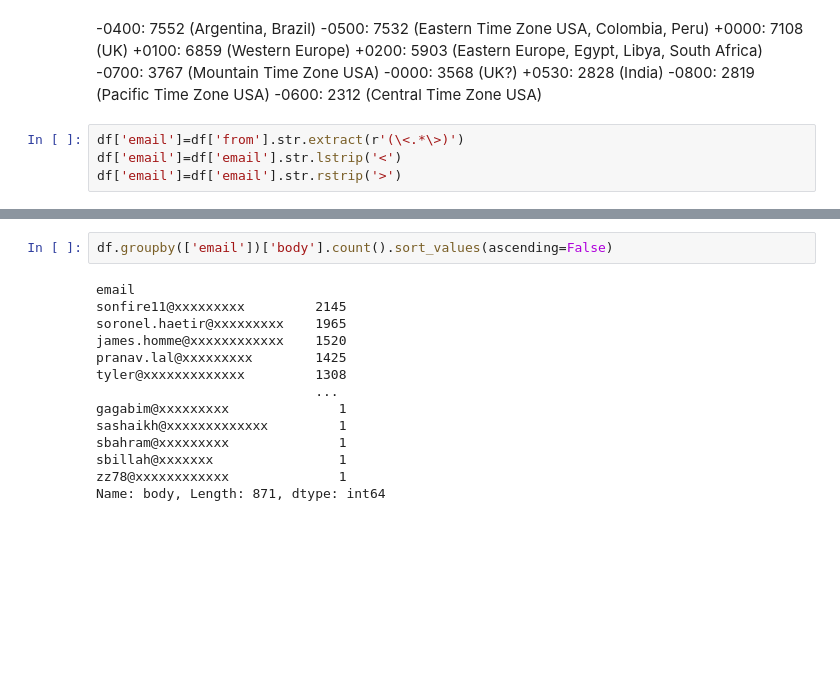
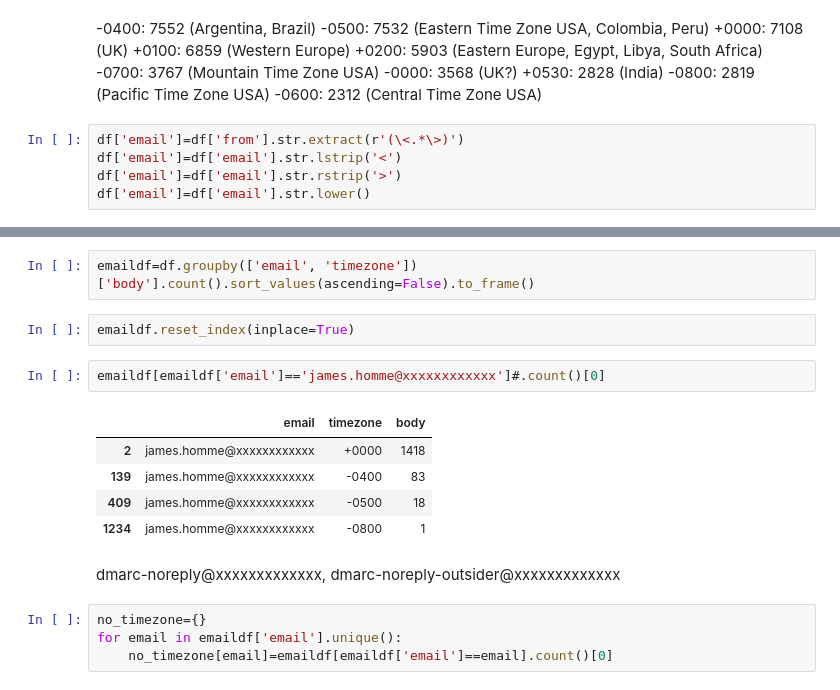
Before and after one commit to 91jpark19/freelist, a Jupyter notebook: program-l.ipynb, the cells around one changed output, grey strips where cells are left out. Saved outputs shown, nothing was run; the diff lists cells and outputs as text; blank space fills up the shorter version.

Commit message:
email analysis

```diff
--- a/program-l.ipynb
+++ b/program-l.ipynb
@@ -50,3 +50,4 @@ Name: body, dtype: int64
 df['email']=df['from'].str.extract(r'(\<.*\>)')
 df['email']=df['email'].str.lstrip('<')
 df['email']=df['email'].str.rstrip('>')
+df['email']=df['email'].str.lower()
@@ -53,16 +70,18 @@ df['email']=df['email'].str.rstrip('>')
 # %%
-df.groupby(['email'])['body'].count().sort_values(ascending=False)
+emaildf=df.groupby(['email', 'timezone'])['body'].count().sort_values(ascending=False).to_frame()
-# %% [output]
-email
-sonfire11@xxxxxxxxx         2145
-soronel.haetir@xxxxxxxxx    1965
-james.homme@xxxxxxxxxxxx    1520
-pranav.lal@xxxxxxxxx        1425
-tyler@xxxxxxxxxxxxx         1308
-                            ...
-gagabim@xxxxxxxxx              1
-sashaikh@xxxxxxxxxxxxx         1
-sbahram@xxxxxxxxx              1
-sbillah@xxxxxxx                1
-zz78@xxxxxxxxxxxx              1
-Name: body, Length: 871, dtype: int64
+# %%
+emaildf.reset_index(inplace=True)
+# %%
+emaildf[emaildf['email']=='james.homme@xxxxxxxxxxxx']#.count()[0]
+# %% [output]
+|  | email | timezone | body |
+| 2 | james.homme@xxxxxxxxxxxx | +0000 | 1418 |
+| 139 | james.homme@xxxxxxxxxxxx | -0400 | 83 |
+| 409 | james.homme@xxxxxxxxxxxx | -0500 | 18 |
+| 1234 | james.homme@xxxxxxxxxxxx | -0800 | 1 |
+# %% [markdown]
+dmarc-noreply@xxxxxxxxxxxxx, dmarc-noreply-outsider@xxxxxxxxxxxxx
+# %%
+no_timezone={}
+for email in emaildf['email'].unique():
+    no_timezone[email]=emaildf[emaildf['email']==email].count()[0]
```
Also changed, not shown: parts of 5 cells of this notebook.
